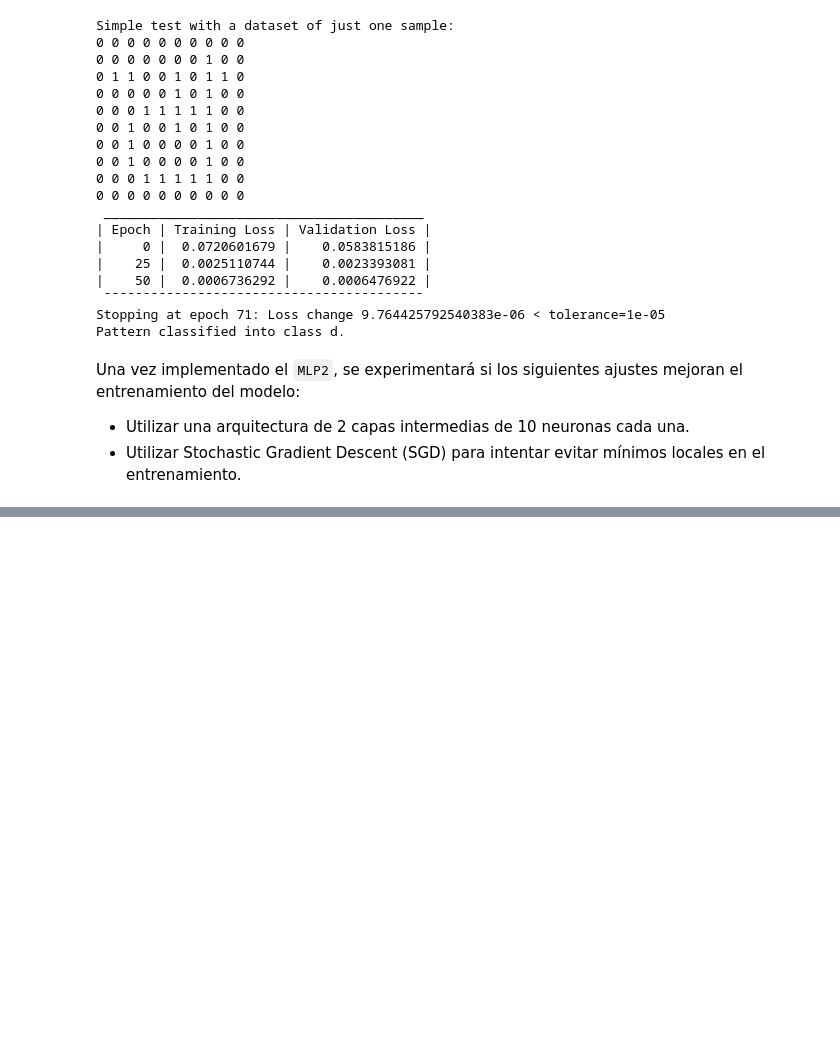
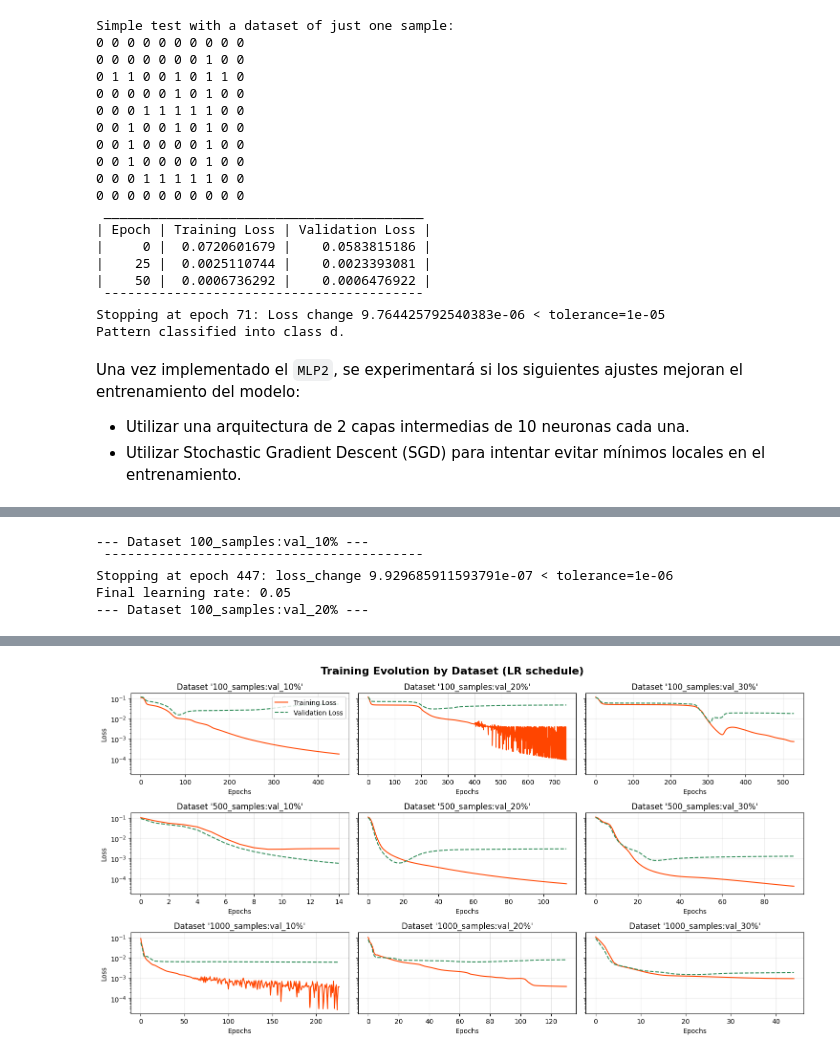
Before and after one commit to elepad-org/mlp, a Jupyter notebook: model/notebook.ipynb, the cells around one changed output, grey strips where cells are left out. Cells and saved outputs as stored; diff of their text form; code cells hidden in the pictures; blank space fills up the shorter version.

Commit message:
add SGD and learning rate schedule

```diff
--- a/model/notebook.ipynb
+++ b/model/notebook.ipynb
@@ -1210,0 +1213,79 @@ All 9 MLPs trained.
+# %%
+def train_with_lr_schedule(datasets, mlp_factory, initial_lr=0.1, decay=0.02, min_lr=0.05, tolerance=1e-6):
+    """Train one MLP per dataset applying a per-epoch multiplicative learning-rate decay."""
+    results = []
+    for key, (train_df, val_df) in datasets.items():
+        print(f"--- Dataset {key} ---")
+        mlp = mlp_factory()
+        mlp.learning_rate = float(initial_lr)
+
+        train_losses = []
+        val_losses = []
+        prev_avg_loss = float('inf')
+        epoch = 0
+
+        while True:
+            epoch_loss = 0.0
+            for i in range(len(train_df)):
+                sample = np.array(train_df.iloc[i, : mlp.input_size].values, dtype=float)
+                d = EXPECTED_OUTPUT[train_df.iloc[i, mlp.input_size]]
+                activations = mlp.feedforward(sample)
+                y_pred = activations[-1]
+                loss = mlp.calculate_loss(d, y_pred)
+                epoch_loss += loss
+                mlp.backpropagation(sample, d, activations)
+
+            avg_loss = epoch_loss / len(train_df)
+            train_losses.append(avg_loss)
+
+            # Validation
+            val_epoch_loss = 0.0
+            for i in range(len(val_df)):
+                v_sample = np.array(val_df.iloc[i, : mlp.input_size].values, dtype=float)
+                v_d = EXPECTED_OUTPUT[val_df.iloc[i, mlp.input_size]]
+                v_y = mlp.feedforward(v_sample)[-1]
+                val_epoch_loss += mlp.calculate_loss(v_d, v_y)
+            val_avg_loss = val_epoch_loss / len(val_df)
+            val_losses.append(val_avg_loss)
+
+            # update learning rate every 15 epocs
+            if epoch % 15 == 0:
+                mlp.learning_rate = max(mlp.learning_rate * (1.0 - decay), min_lr)
+            # mlp.learning_rate = mlp.learning_rate * (1.0 - decay)  # update learning rate every epoch
+
+
+            # Stopping condition
+            if abs(avg_loss - prev_avg_loss) < tolerance:
+                print(" " + "¯" * 41 + " ")
+                print(f"Stopping at epoch {epoch}: loss_change {abs(avg_loss - prev_avg_loss)} < tolerance={tolerance}")
+                print('Final learning rate:', mlp.learning_rate)
+                break
+
+            prev_avg_loss = avg_loss
+            epoch += 1
+
+        results.append({
+            'dataset_name': key,
+            'mlp': mlp,
+            'epochs': range(len(train_losses)),
+            'train_losses': train_losses,
+            'val_losses': val_losses,
+        })
+
+    return results
+
+# parametros
+results_lr = train_with_lr_schedule(
+    datasets,
+    lambda: MLP2((100, 10, 5, 3), "sigmoid", 0.1, 0.1),
+    tolerance=1e-6,
+)
+
+plot_training_evolution(results_lr, title="Training Evolution by Dataset (learing rate variante)")
+compute_validation_accuracies(results_lr, datasets)
+# %% [output]
+--- Dataset 100_samples:val_10% ---
+ ¯¯¯¯¯¯¯¯¯¯¯¯¯¯¯¯¯¯¯¯¯¯¯¯¯¯¯¯¯¯¯¯¯¯¯¯¯¯¯¯¯
+Stopping at epoch 447: loss_change 9.929685911593791e-07 < tolerance=1e-06
+Final learning rate: 0.05
+--- Dataset 100_samples:val_20% ---
@@ -1210,0 +1309 @@ All 9 MLPs trained.
+[figure, added]
```
Also changed, not shown: parts of 9 cells of this notebook.
